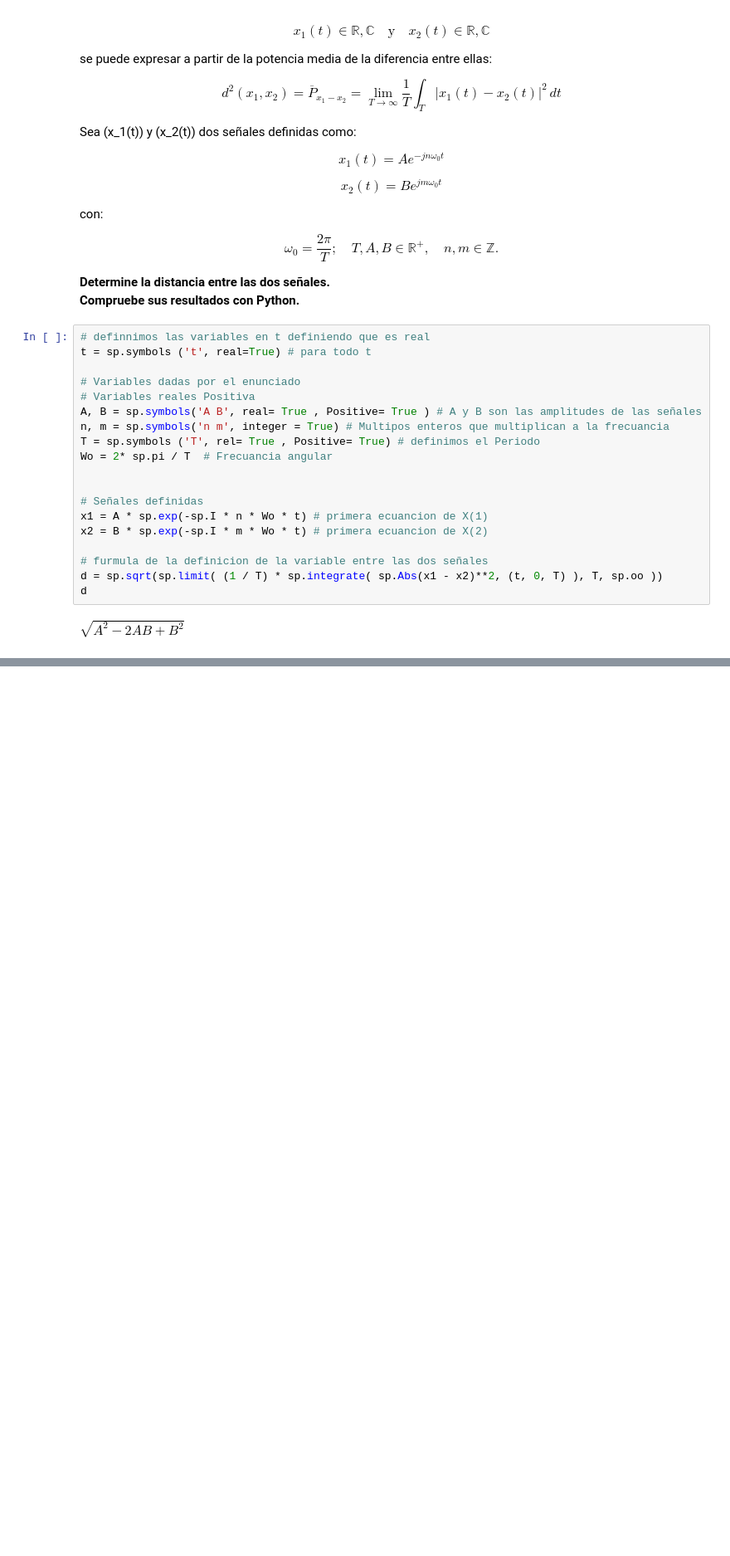
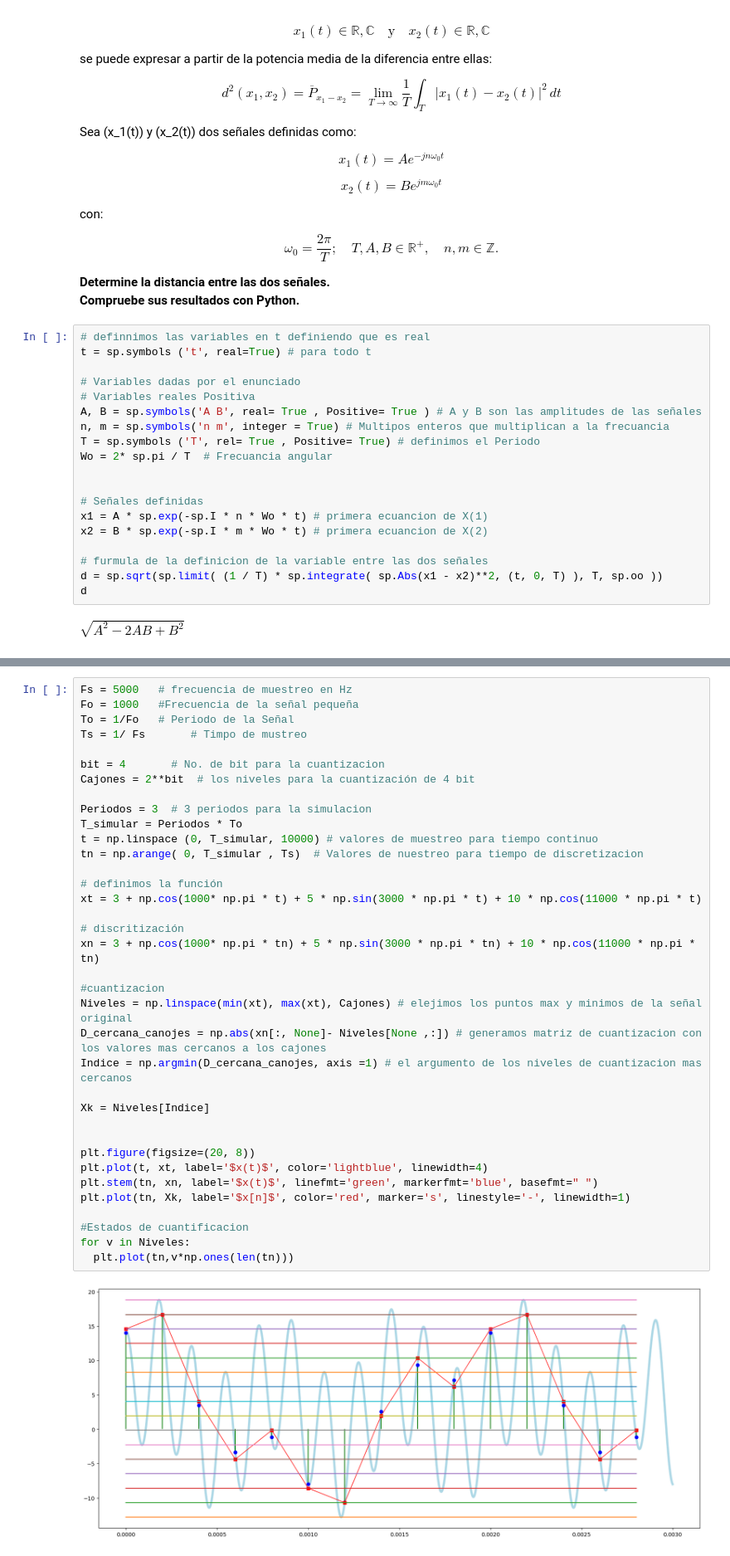
Before and after one commit to EverHernandez01/Senales_y-_Sistemas_2025_S2, a Jupyter notebook: Parcial_1/Codigo.ipynb, the cells around one changed output, grey strips where cells are left out. Shown at 83% size. Saved outputs shown, nothing was run; the diff lists cells and outputs as text; blank space fills up the shorter version.

```diff
--- a/Parcial_1/Codigo.ipynb
+++ b/Parcial_1/Codigo.ipynb
@@ -70,0 +82,38 @@ $\displaystyle \sqrt{A^{2} - 2 A B + B^{2}}$
+# %%
+Fs = 5000   # frecuencia de muestreo en Hz
+Fo = 1000   #Frecuencia de la señal pequeña
+To = 1/Fo   # Periodo de la Señal
+Ts = 1/ Fs       # Timpo de mustreo
+
+bit = 4       # No. de bit para la cuantizacion
+Cajones = 2**bit  # los niveles para la cuantización de 4 bit
+
+Periodos = 3  # 3 periodos para la simulacion
+T_simular = Periodos * To
+t = np.linspace (0, T_simular, 10000) # valores de muestreo para tiempo continuo
+tn = np.arange( 0, T_simular , Ts)  # Valores de nuestreo para tiempo de discretizacion
+
+# definimos la función
+xt = 3 + np.cos(1000* np.pi * t) + 5 * np.sin(3000 * np.pi * t) + 10 * np.cos(11000 * np.pi * t)
+
+# discritización
+xn = 3 + np.cos(1000* np.pi * tn) + 5 * np.sin(3000 * np.pi * tn) + 10 * np.cos(11000 * np.pi * tn)
+
+#cuantizacion
+Niveles = np.linspace(min(xt), max(xt), Cajones) # elejimos los puntos max y minimos de la señal original
+D_cercana_canojes = np.abs(xn[:, None]- Niveles[None ,:]) # generamos matriz de cuantizacion con los valores mas cercanos a los cajones
+Indice = np.argmin(D_cercana_canojes, axis =1) # el argumento de los niveles de cuantizacion mas cercanos
+
+Xk = Niveles[Indice]
+
+
+plt.figure(figsize=(20, 8))
+plt.plot(t, xt, label='$x(t)$', color='lightblue', linewidth=4)
+plt.stem(tn, xn, label='$x(t)$', linefmt='green', markerfmt='blue', basefmt=" ")
+plt.plot(tn, Xk, label='$x[n]$', color='red', marker='s', linestyle='-', linewidth=1)
+
+#Estados de cuantificacion
+for v in Niveles:
+  plt.plot(tn,v*np.ones(len(tn)))
+# %% [output]
+[figure, added]
```
Also changed, not shown: parts of 5 cells of this notebook.
